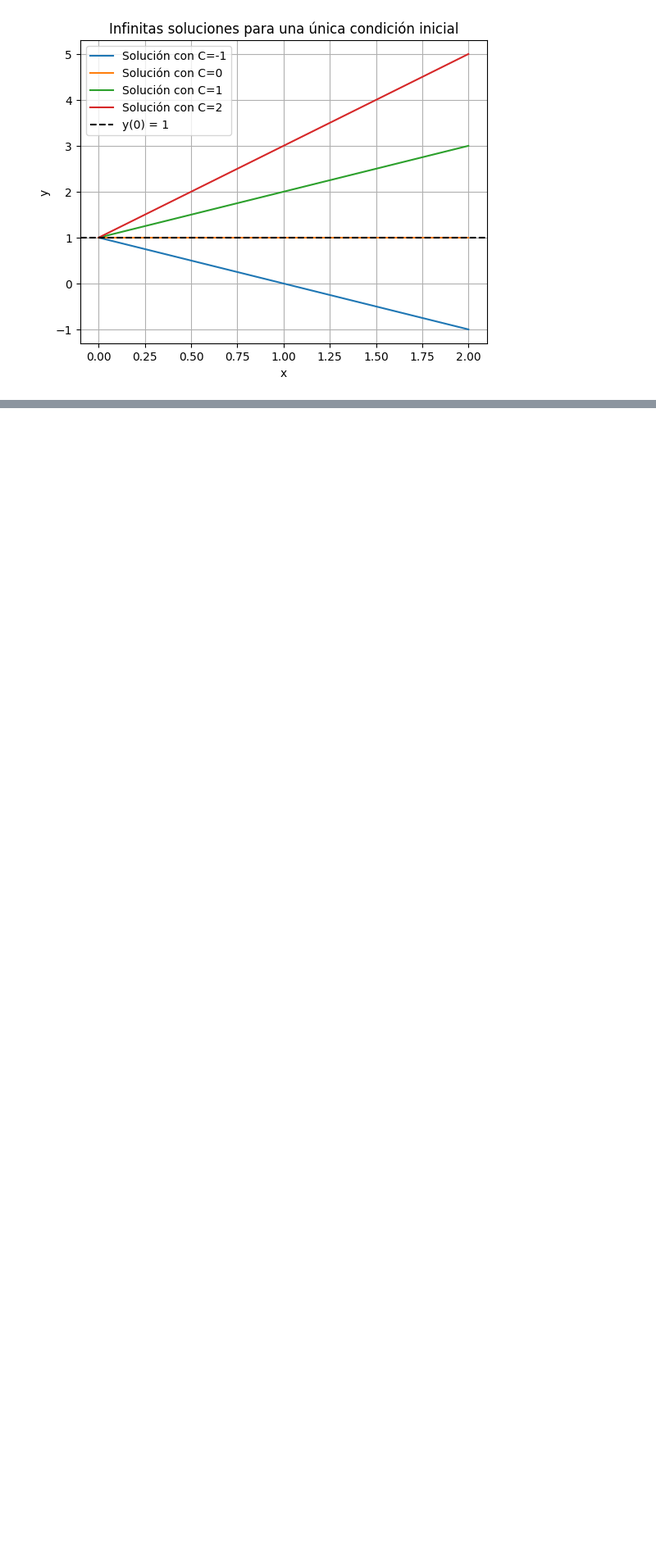
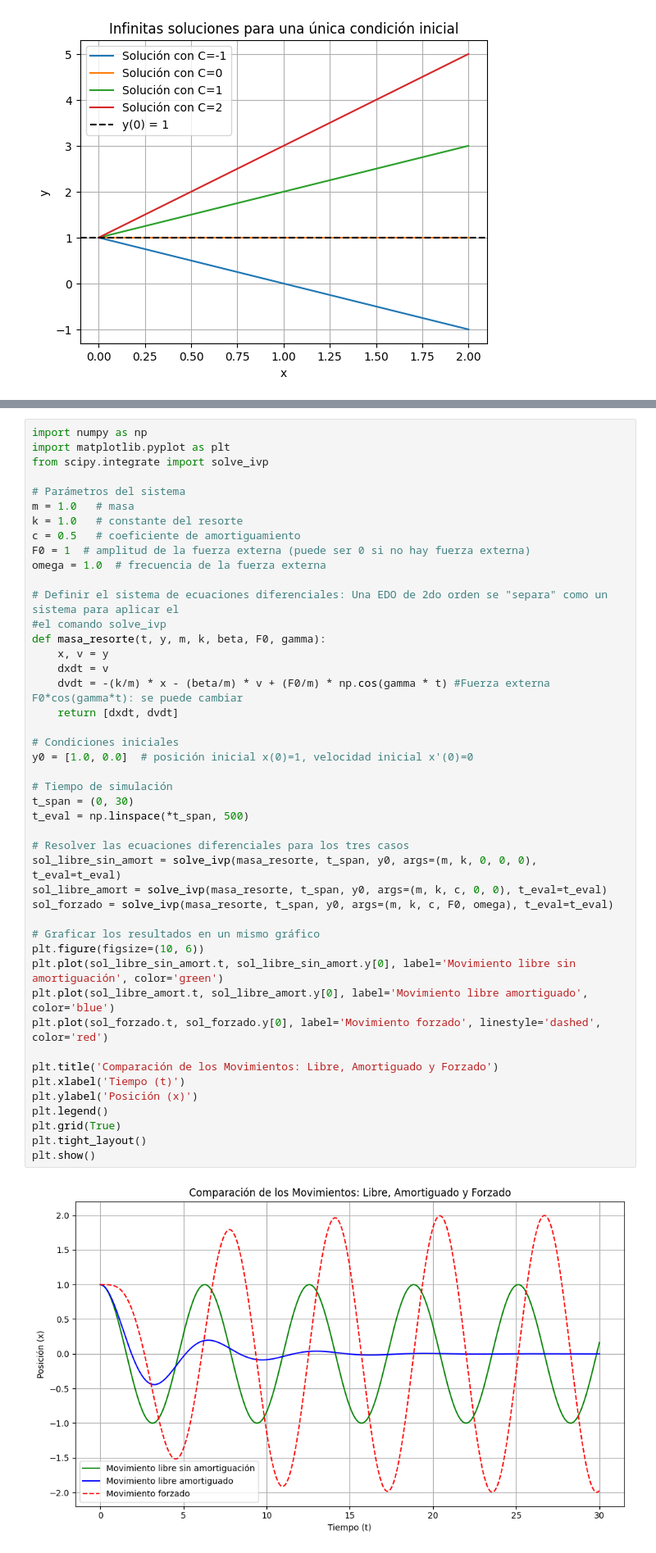
Before and after one commit to DenisOsses/CursoEdo, a Jupyter notebook: Ejercicios.ipynb, the cells around one changed output, grey strips where cells are left out. Shown: that part at 82% size. Saved outputs shown, nothing was run; the diff lists cells and outputs as text; blank space fills up the shorter version.

```diff
--- a/Ejercicios.ipynb
+++ b/Ejercicios.ipynb
@@ -356,0 +357,47 @@ SyntaxError: invalid syntax (2530409591.py, line 7)
+# %%
+import numpy as np
+import matplotlib.pyplot as plt
+from scipy.integrate import solve_ivp
+
+# Parámetros del sistema
+m = 1.0   # masa
+k = 1.0   # constante del resorte
+c = 0.5   # coeficiente de amortiguamiento
+F0 = 1  # amplitud de la fuerza externa (puede ser 0 si no hay fuerza externa)
+omega = 1.0  # frecuencia de la fuerza externa
+
+# Definir el sistema de ecuaciones diferenciales: Una EDO de 2do orden se "separa" como un sistema para aplicar el
+#el comando solve_ivp
+def masa_resorte(t, y, m, k, beta, F0, gamma):
+    x, v = y
+    dxdt = v
+    dvdt = -(k/m) * x - (beta/m) * v + (F0/m) * np.cos(gamma * t) #Fuerza externa F0*cos(gamma*t): se puede cambiar
+    return [dxdt, dvdt]
+
+# Condiciones iniciales
+y0 = [1.0, 0.0]  # posición inicial x(0)=1, velocidad inicial x'(0)=0
+
+# Tiempo de simulación
+t_span = (0, 30)
+t_eval = np.linspace(*t_span, 500)
+
+# Resolver las ecuaciones diferenciales para los tres casos
+sol_libre_sin_amort = solve_ivp(masa_resorte, t_span, y0, args=(m, k, 0, 0, 0), t_eval=t_eval)
+sol_libre_amort = solve_ivp(masa_resorte, t_span, y0, args=(m, k, c, 0, 0), t_eval=t_eval)
+sol_forzado = solve_ivp(masa_resorte, t_span, y0, args=(m, k, c, F0, omega), t_eval=t_eval)
+
+# Graficar los resultados en un mismo gráfico
+plt.figure(figsize=(10, 6))
+plt.plot(sol_libre_sin_amort.t, sol_libre_sin_amort.y[0], label='Movimiento libre sin amortiguación', color='green')
+plt.plot(sol_libre_amort.t, sol_libre_amort.y[0], label='Movimiento libre amortiguado', color='blue')
+plt.plot(sol_forzado.t, sol_forzado.y[0], label='Movimiento forzado', linestyle='dashed', color='red')
+
+plt.title('Comparación de los Movimientos: Libre, Amortiguado y Forzado')
+plt.xlabel('Tiempo (t)')
+plt.ylabel('Posición (x)')
+plt.legend()
+plt.grid(True)
+plt.tight_layout()
+plt.show()
+# %% [output]
+[figure, added]
```
Also changed, not shown: parts of 1 cell of this notebook, 28 other files.
